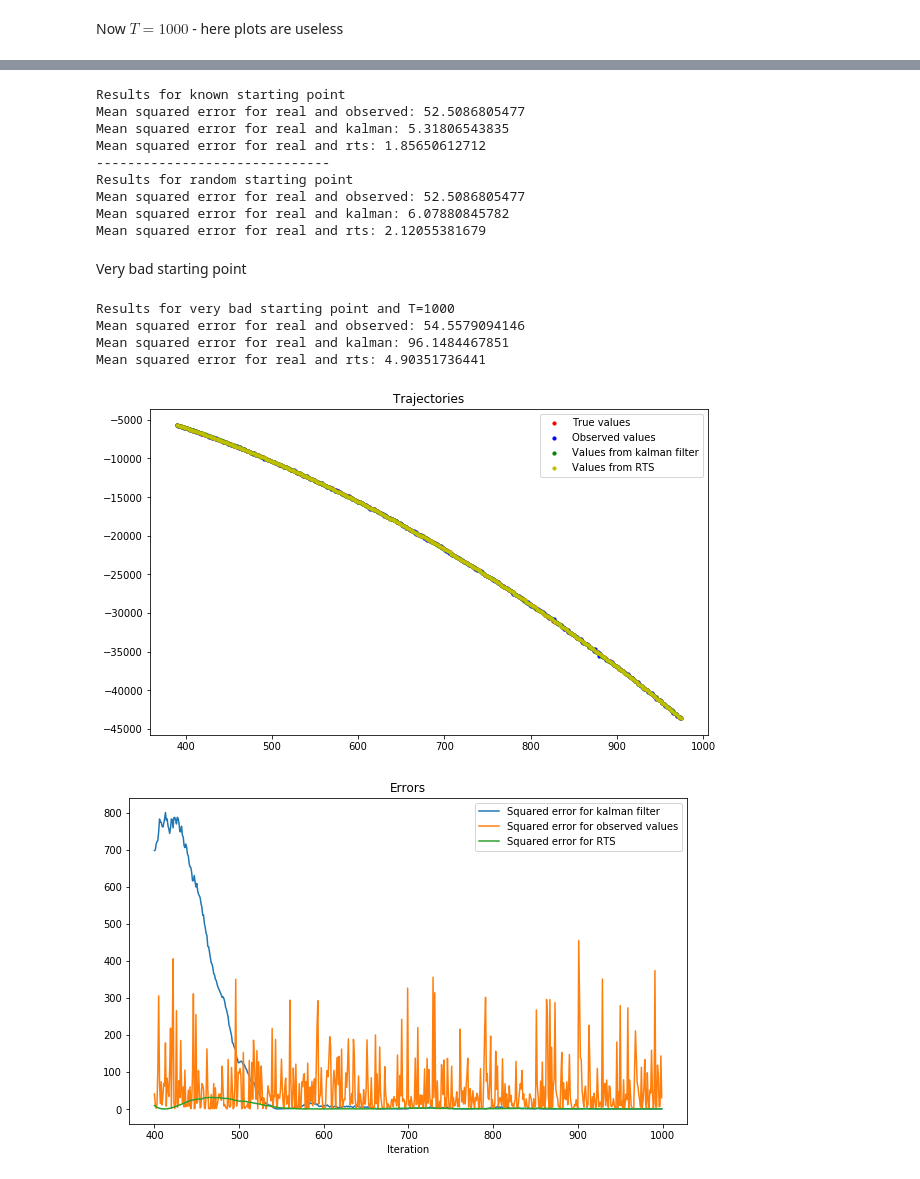
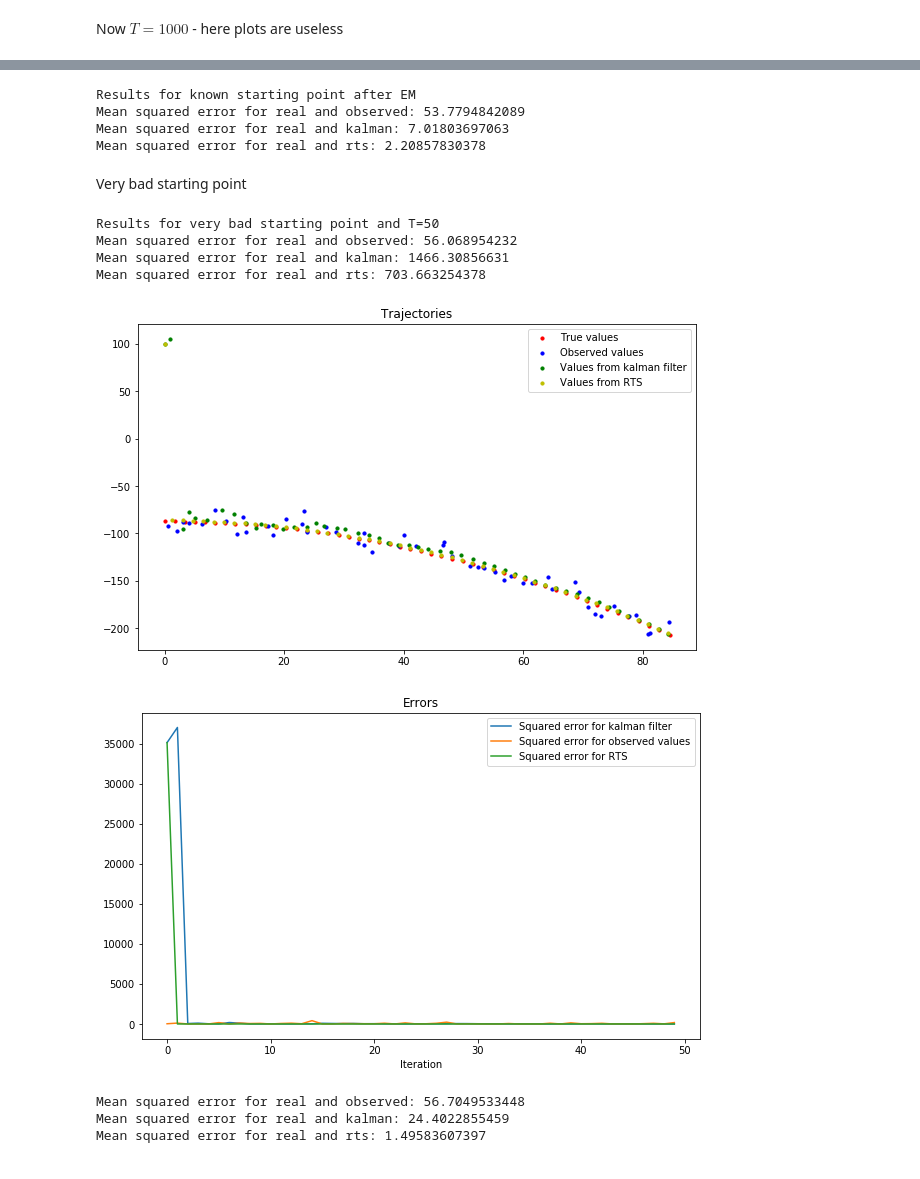
Before and after one commit to sjwilczynski/AlgStPr, a Jupyter notebook: projekt2/project2.ipynb, the cells around one changed output, grey strips where cells are left out. Drawn from its saved outputs; the diff is of its cells as text; code cells hidden in the pictures.

```diff
--- a/projekt2/project2.ipynb
+++ b/projekt2/project2.ipynb
@@ -308,16 +340,20 @@ Mean squared error for real and rts: 3.19310629105
 Now $T=1000$ - here plots are useless
 # %%
 T = 1000
-starting_point = [0,100, 10, 50]
-xs,ys = generate_trajectory(T,starting_point)
-kalman_start = np.random.multivariate_normal(starting_point, np.eye(4) * 30)
+starting_point = np.array([0,100, 10, 50])
+cov_zero = np.zeros((4,4))
+cov_nonzero = np.diag(starting_point**2)
+start_known = np.random.multivariate_normal(starting_point, cov_zero)
+start_random = np.random.multivariate_normal(starting_point, cov_nonzero)
 
-result = run_filtering(xs, ys, Q, R, starting_point=starting_point)
+xs,ys = generate_trajectory(T,start_known)
+result = run_filtering(xs, ys, Q, R, starting_point=starting_point, starting_cov=cov_zero)
 kalman_xs, kalman_covs, kalman_xs_filtered, kalman_covs_filtered, rts_xs, rts_covs, rts_ls = result
 print('Results for known starting point')
 print_kalman_filter_results(xs, ys, kalman_xs, rts_xs, plot_results=False)
 
-result = run_filtering(xs, ys, Q, R, starting_point=kalman_start)
+xs,ys = generate_trajectory(T,start_random)
+result = run_filtering(xs, ys, Q, R, starting_point=starting_point, starting_cov=cov_nonzero)
 kalman_xs, kalman_covs, kalman_xs_filtered, kalman_covs_filtered, rts_xs, rts_covs, rts_ls = result
 print('-'*50)
 print('Results for random starting point')
@@ -362,40 +399,36 @@ The errors for pykalman EM. Q : 0.122974294415, R : 0.121258236711
 [figure]
 # %%
-result = run_filtering(xs, ys, Q_estimated, R_estimated, starting_point=starting_point)
+result = run_filtering(xs, ys, Q_estimated, R_estimated, starting_point=starting_point, starting_cov=cov_zero)
 kalman_xs, kalman_covs, kalman_xs_filtered, kalman_covs_filtered, rts_xs, rts_covs, rts_ls = result
-print('Results for known starting point')
+print('Results for known starting point after EM')
 print_kalman_filter_results(xs, ys, kalman_xs, rts_xs, plot_results=False)
-result = run_filtering(xs, ys, Q_estimated, R_estimated, starting_point=kalman_start)
-kalman_xs, kalman_covs, kalman_xs_filtered, kalman_covs_filtered, rts_xs, rts_covs, rts_ls = result
-print('-'*30)
-print('Results for random starting point')
-print_kalman_filter_results(xs, ys, kalman_xs, rts_xs, plot_results=False)
 # %% [output]
-Results for known starting point
-Mean squared error for real and observed: 52.5086805477
-Mean squared error for real and kalman: 5.31806543835
-Mean squared error for real and rts: 1.85650612712
-------------------------------
-Results for random starting point
-Mean squared error for real and observed: 52.5086805477
-Mean squared error for real and kalman: 6.07880845782
-Mean squared error for real and rts: 2.12055381679
+Results for known starting point after EM
+Mean squared error for real and observed: 53.7794842089
+Mean squared error for real and kalman: 7.01803697063
+Mean squared error for real and rts: 2.20857830378
 # %% [markdown]
 Very bad starting point
 # %%
-T = 1000
-starting_point = [0,100, 10, 50]
-xs,ys = generate_trajectory(T,starting_point)
-kalman_start = [1000,1000,1000,1000]
+T = 50
+starting_point = np.array([0,100, 10, 50])
+cov_zero = np.zeros((4,4))
+cov_big = 10**7*np.eye(4)
+start_random = np.random.multivariate_normal(starting_point, cov_nonzero)
 
-result = run_filtering(xs, ys, Q, R, starting_point=kalman_start)
+xs,ys = generate_trajectory(T,start_random)
+result = run_filtering(xs, ys, Q, R, starting_point=starting_point, starting_cov=cov_big)
 kalman_xs, kalman_covs, kalman_xs_filtered, kalman_covs_filtered, rts_xs, rts_covs, rts_ls = result
 print('Results for very bad starting point and T={}'.format(T))
-print_kalman_filter_results(xs, ys, kalman_xs, rts_xs, plot_results=True, every_point=2, start_ind=400)
+print_kalman_filter_results(xs, ys, kalman_xs, rts_xs, plot_results=True, every_point=1, start_ind=0)
+print_kalman_filter_results(xs, ys, kalman_xs, rts_xs, plot_results=True, every_point=1, start_ind=3)
 # %% [output]
-Results for very bad starting point and T=1000
-Mean squared error for real and observed: 54.5579094146
-Mean squared error for real and kalman: 96.1484467851
-Mean squared error for real and rts: 4.90351736441
+Results for very bad starting point and T=50
+Mean squared error for real and observed: 56.068954232
+Mean squared error for real and kalman: 1466.30856631
+Mean squared error for real and rts: 703.663254378
-[figure, old version]
+[figure, new version]
-[figure, old version]
+[figure, new version]
+Mean squared error for real and observed: 56.7049533448
+Mean squared error for real and kalman: 24.4022855459
+Mean squared error for real and rts: 1.49583607397
```
Also changed, not shown: parts of 9 cells of this notebook.
